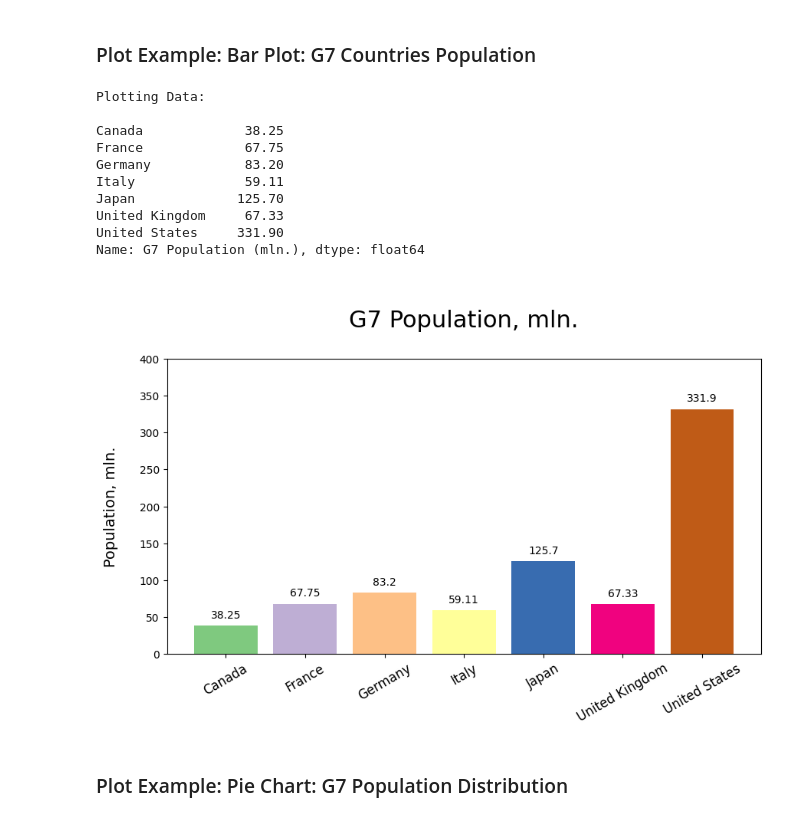
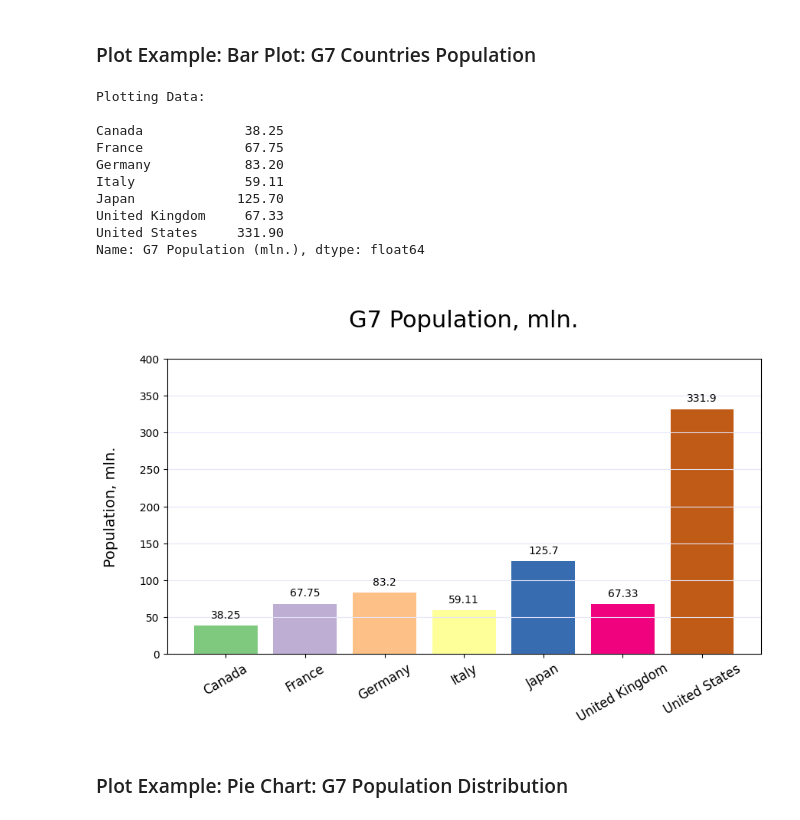
Before and after one commit to lajm-programming/data-analysis-2023, a Jupyter notebook: Pandas/01_Pandas_Series.ipynb, the cells around one changed output. Drawn from its saved outputs; the diff is of its cells as text; code cells hidden in the pictures.

```diff
--- a/Pandas/01_Pandas_Series.ipynb
+++ b/Pandas/01_Pandas_Series.ipynb
@@ -459,34 +505,38 @@ print(g7_population)
 plt.figure(figsize=(10, 5))
 p = plt.bar(g7_population.index, g7_population.values, color=colors)
 
 # Add plot title
 plt.title("\nG7 Population, mln.\n", fontsize=22)
 
 # Set y-axis label
 plt.ylabel("Population, mln.\n", fontsize=14)
 
 # Adjust x-axis ticks
 plt.xticks(fontsize=12, rotation=30)
 
 # Adding bar labels
 plt.bar_label(p, label_type="edge", padding=5)
 
+# Adjusting Y-axis size
 plt.ylim(0, 400)
+
+# Adding horizontal grid
+plt.grid(axis="y", color="lavender")
 
 # Display plot
 plt.show()
 # %% [output]
 Plotting Data:
 
 Canada             38.25
 France             67.75
 Germany            83.20
 Italy              59.11
 Japan             125.70
 United Kingdom     67.33
 United States     331.90
 Name: G7 Population (mln.), dtype: float64
-[figure, old version]
+[figure, new version]
 # %% [markdown]
 ### Plot Example: Pie Chart: G7 Population Distribution
 # %%
```
Also changed, not shown: parts of 22 cells of this notebook.
